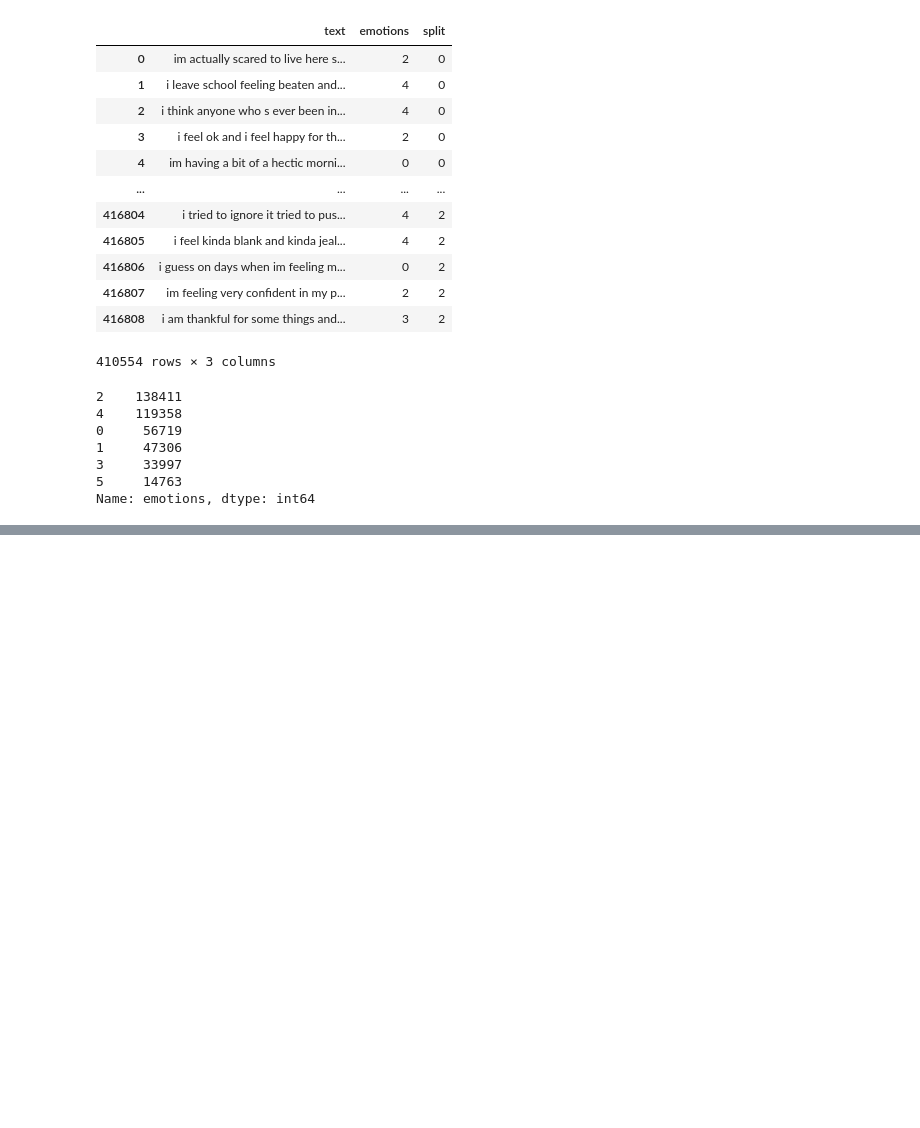
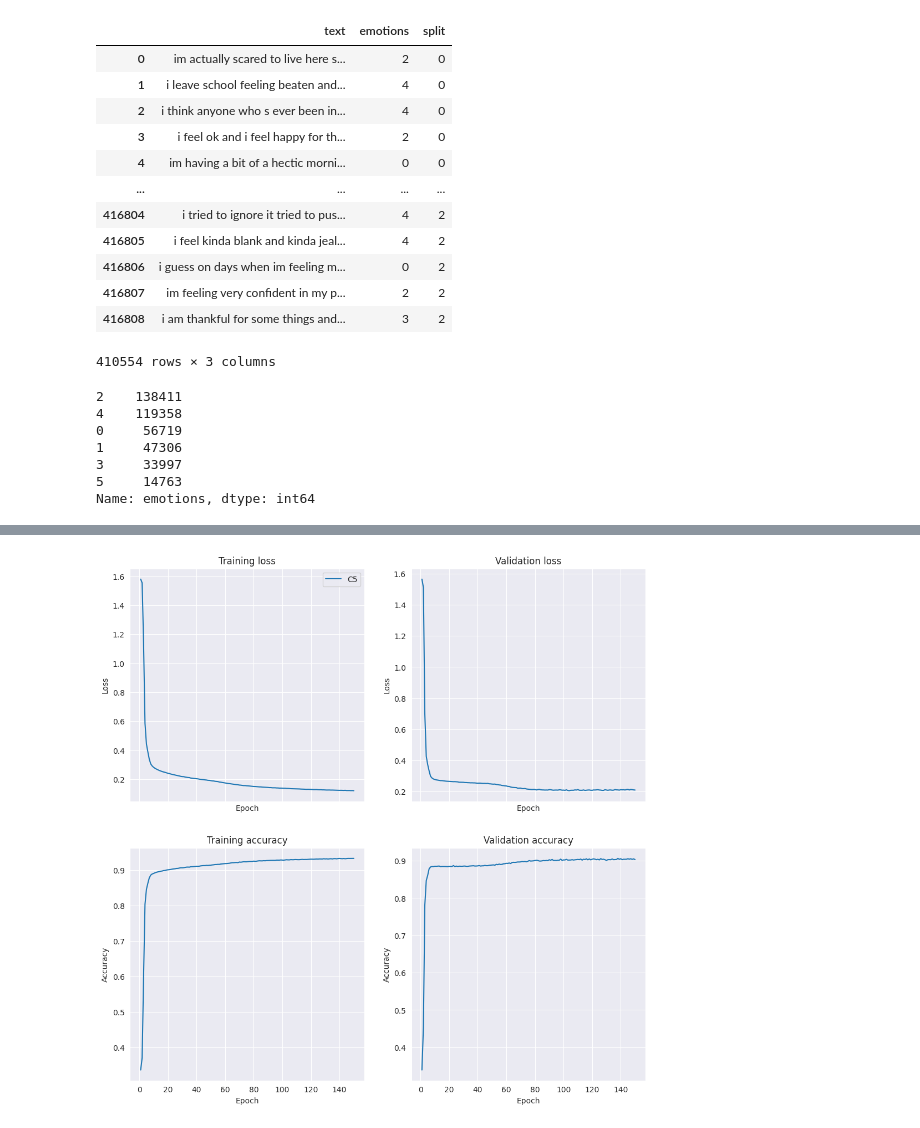
Before and after one commit to parafoxia/decks, a Jupyter notebook: eval_net_time.ipynb, the cells around one changed output, grey strips where cells are left out. Drawn from its saved outputs; the diff is of its cells as text; code cells hidden in the pictures; blank space fills up the shorter version.

```diff
--- a/eval_net_time.ipynb
+++ b/eval_net_time.ipynb
@@ -104,0 +106,28 @@ for i in range(6):
+# %%
+fig, axs = plt.subplots(2, 2, figsize=(12, 12), sharex=True)
+
+axs[0][0].set_title("Training loss")
+axs[0][0].set_xlabel("Epoch")
+axs[0][0].set_ylabel("Loss")
+for key in ("C5",):
+    sns.lineplot(ax=axs[0][0], x=range(1, 151), y=data[key]["loss"][:150], label=key)
+
+axs[0][1].set_title("Validation loss")
+axs[0][1].set_xlabel("Epoch")
+axs[0][1].set_ylabel("Loss")
+for key in ("C5",):
+    sns.lineplot(ax=axs[0][1], x=range(1, 151), y=data[key]["val_loss"][:150])
+
+axs[1][0].set_title("Training accuracy")
+axs[1][0].set_xlabel("Epoch")
+axs[1][0].set_ylabel("Accuracy")
+for key in ("C5",):
+    sns.lineplot(ax=axs[1][0], x=range(1, 151), y=data[key]["accuracy"][:150])
+
+axs[1][1].set_title("Validation accuracy")
+axs[1][1].set_xlabel("Epoch")
+axs[1][1].set_ylabel("Accuracy")
+for key in ("C5",):
+    sns.lineplot(ax=axs[1][1], x=range(1, 151), y=data[key]["val_accuracy"][:150])
+# %% [output]
+[figure, added]
```
Also changed, not shown: parts of 4 cells of this notebook, 1 other file.
